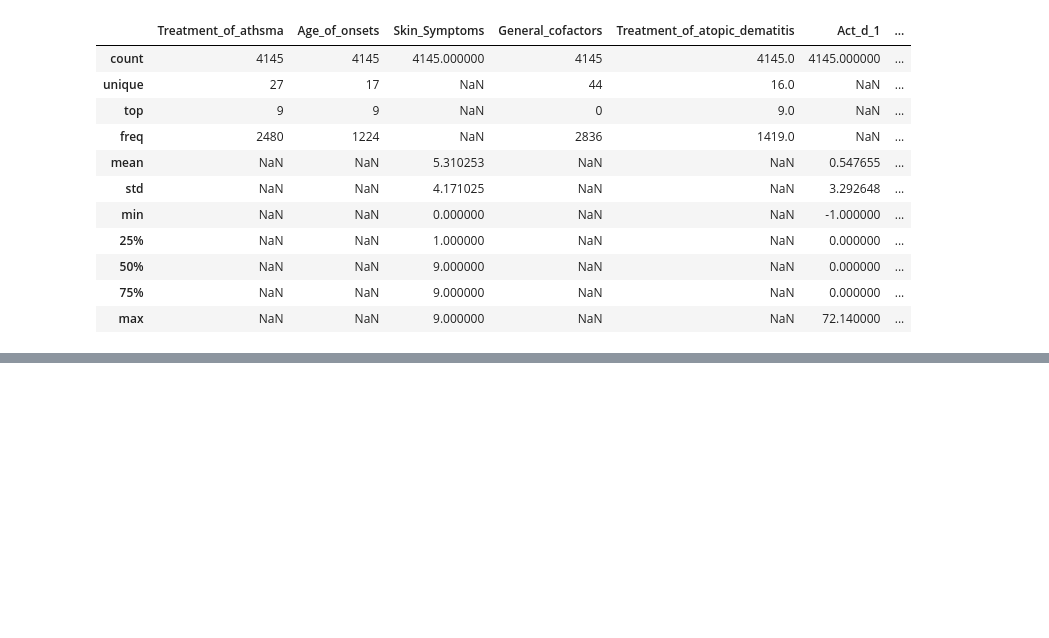
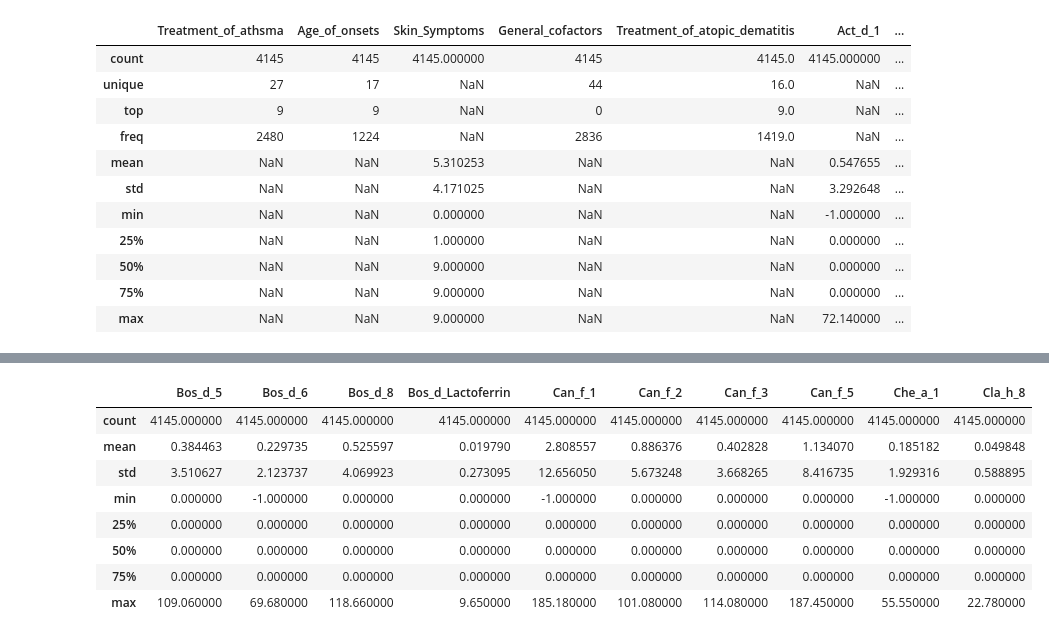
Before and after one commit to IngeaJeanOlivier/Allergies, a Jupyter notebook: notebooks/nb_jean_olivier.ipynb, the cells around one changed output, grey strips where cells are left out. Cells and saved outputs as stored; diff of their text form; code cells hidden in the pictures; blank space fills up the shorter version.

```diff
--- a/notebooks/nb_jean_olivier.ipynb
+++ b/notebooks/nb_jean_olivier.ipynb
@@ -394,0 +380,12 @@ else:
+# %%
+df2.iloc[:, 50:60].describe(include="all")
+# %% [output]
+|  | Bos_d_5 | Bos_d_6 | Bos_d_8 | Bos_d_Lactoferrin | Can_f_1 | Can_f_2 | Can_f_3 | Can_f_5 | Che_a_1 | Cla_h_8 |
+| count | 4145.000000 | 4145.000000 | 4145.000000 | 4145.000000 | 4145.000000 | 4145.000000 | 4145.000000 | 4145.000000 | 4145.000000 | 4145.000000 |
+| mean | 0.384463 | 0.229735 | 0.525597 | 0.019790 | 2.808557 | 0.886376 | 0.402828 | 1.134070 | 0.185182 | 0.049848 |
+| std | 3.510627 | 2.123737 | 4.069923 | 0.273095 | 12.656050 | 5.673248 | 3.668265 | 8.416735 | 1.929316 | 0.588895 |
+| min | 0.000000 | -1.000000 | 0.000000 | 0.000000 | -1.000000 | 0.000000 | 0.000000 | 0.000000 | -1.000000 | 0.000000 |
+| 25% | 0.000000 | 0.000000 | 0.000000 | 0.000000 | 0.000000 | 0.000000 | 0.000000 | 0.000000 | 0.000000 | 0.000000 |
+| 50% | 0.000000 | 0.000000 | 0.000000 | 0.000000 | 0.000000 | 0.000000 | 0.000000 | 0.000000 | 0.000000 | 0.000000 |
+| 75% | 0.000000 | 0.000000 | 0.000000 | 0.000000 | 0.000000 | 0.000000 | 0.000000 | 0.000000 | 0.000000 | 0.000000 |
+| max | 109.060000 | 69.680000 | 118.660000 | 9.650000 | 185.180000 | 101.080000 | 114.080000 | 187.450000 | 55.550000 | 22.780000 |
```
Also changed, not shown: parts of 10 cells of this notebook.
